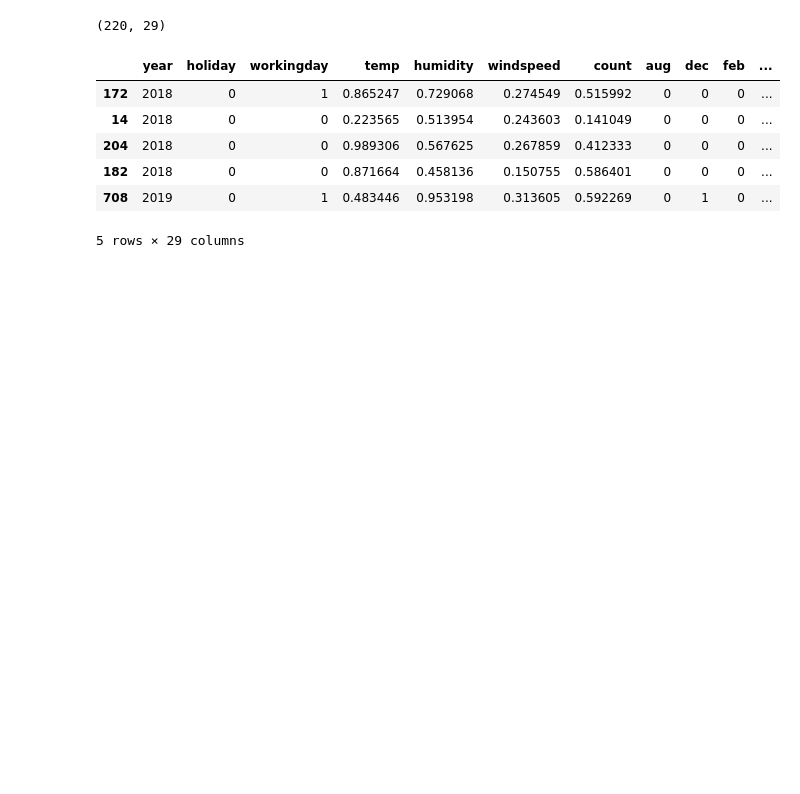
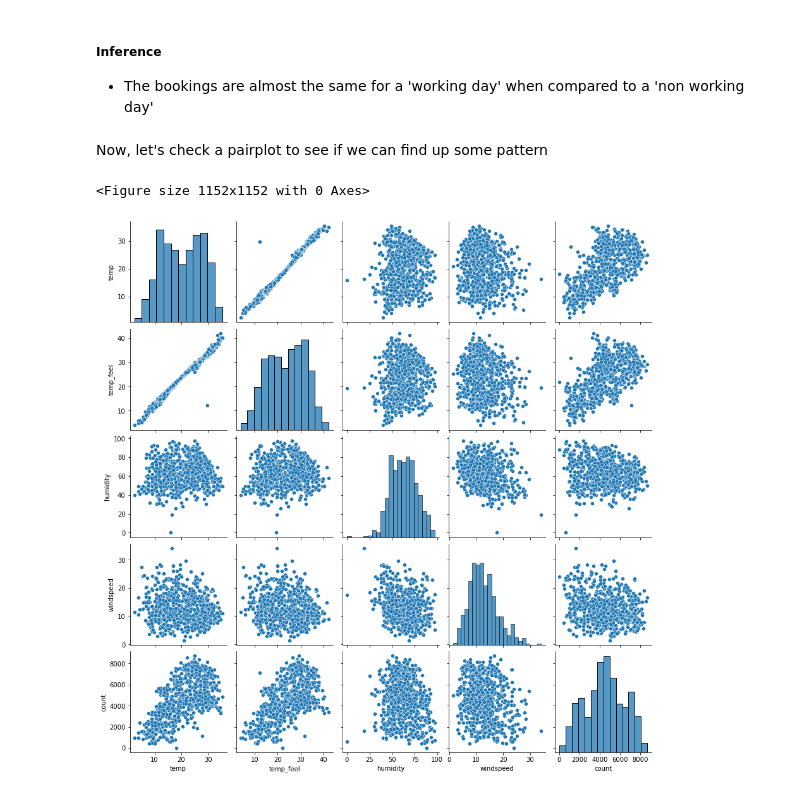
Before and after one commit to rahulkpareek/BikeSharingAnalysis, a Jupyter notebook: bikesharinganalysis.ipynb, the cells around one changed output. Cells and saved outputs as stored; diff of their text form; code cells hidden in the pictures; blank space fills up the shorter version.

```diff
--- a/bikesharinganalysis.ipynb
+++ b/bikesharinganalysis.ipynb
@@ -169,0 +106,8 @@ PrintColVsCountPlot('season')
+# %%
+#encoding the weathersit column to make it categorical
+
+bike_df['weathersit'] = bike_df['weathersit'].map({1:'clear',2:'misty',3:'light rain',4:'heavy rain'})
+# %%
+#renaming the columns for better readability
+
+bike_df.rename(columns={'weathersit':'weather_type','yr':'year','mnth':'month','atemp':'temp_feel','hum':'humidity','cnt':'count'},inplace=True)
@@ -296,5 +226,0 @@ train_df.shape
-# %%
-#check the shape of test dataset
-test_df.shape
-# %% [output]
-(220, 29)
@@ -308,11 +227,14 @@ train_df[ftes] = sclr.fit_transform(train_df[ftes])
-# %%
-# check the head
-train_df.head()
-# %% [output]
-|  | year | holiday | workingday | temp | humidity | windspeed | count | aug | dec | feb | ... |
-| 172 | 2018 | 0 | 1 | 0.865247 | 0.729068 | 0.274549 | 0.515992 | 0 | 0 | 0 | ... |
-| 14 | 2018 | 0 | 0 | 0.223565 | 0.513954 | 0.243603 | 0.141049 | 0 | 0 | 0 | ... |
-| 204 | 2018 | 0 | 0 | 0.989306 | 0.567625 | 0.267859 | 0.412333 | 0 | 0 | 0 | ... |
-| 182 | 2018 | 0 | 0 | 0.871664 | 0.458136 | 0.150755 | 0.586401 | 0 | 0 | 0 | ... |
-| 708 | 2019 | 0 | 1 | 0.483446 | 0.953198 | 0.313605 | 0.592269 | 0 | 1 | 0 | ... |
-5 rows × 29 columns
+# %% [markdown]
+##### Inference
+
+- The bookings are almost the same for a 'working day' when compared to a 'non working day'
+# %% [markdown]
+Now, let's check a pairplot to see if we can find up some pattern
+# %%
+#visualize a pairplot for the given values
+plt.figure(figsize=(16,16))
+sns.pairplot(data=bike_df,vars=['temp','temp_feel','humidity','windspeed','count'])
+plt.show()
+# %% [output]
+<Figure size 1152x1152 with 0 Axes>
+[figure, added]
```
Also changed, not shown: parts of 134 cells of this notebook.
